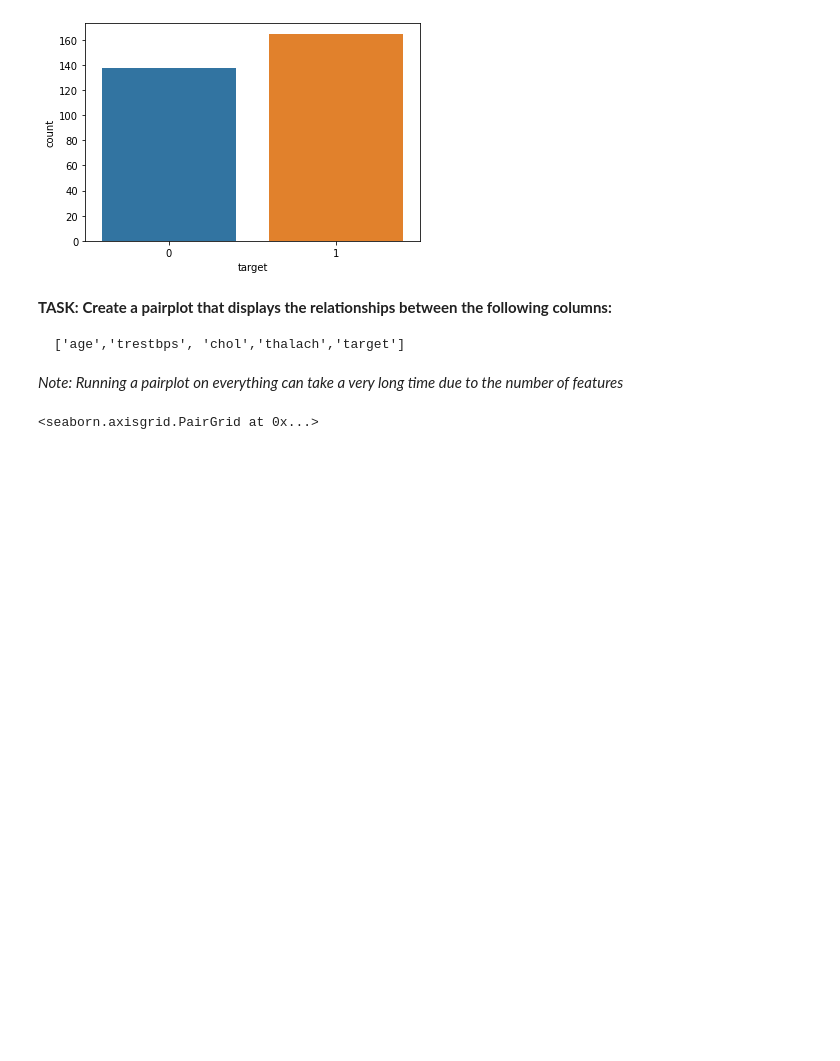
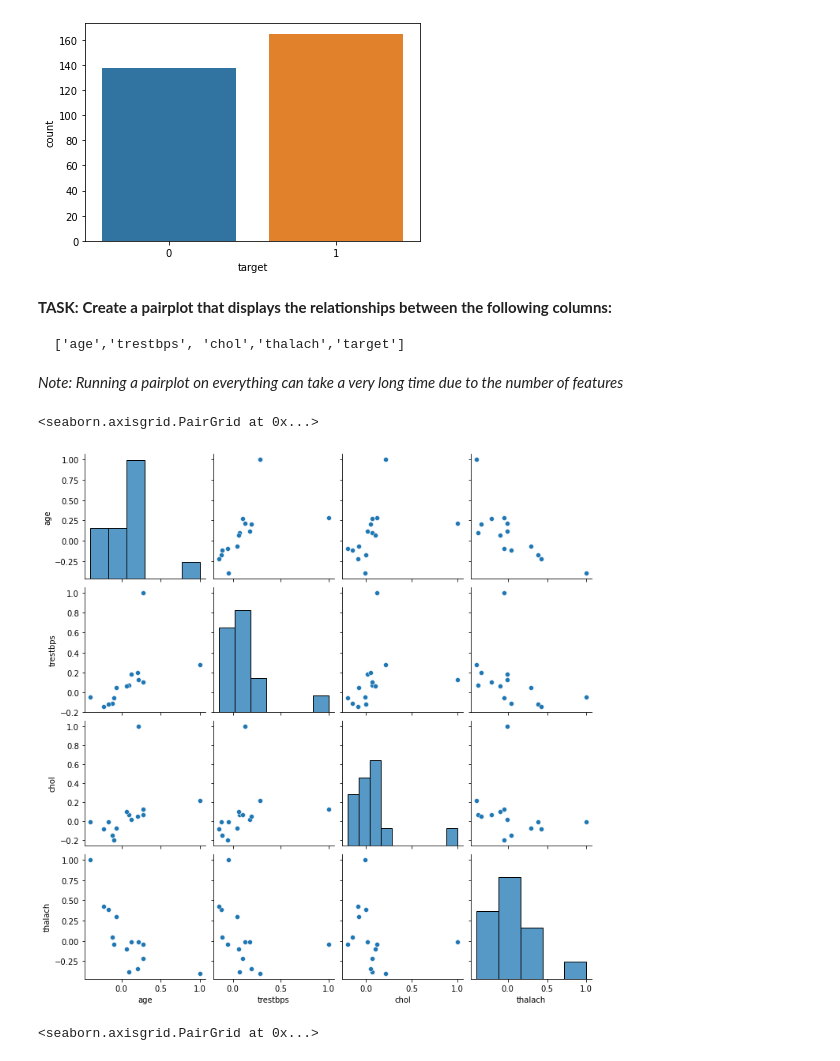
Before and after one commit to alpha-nero1/2021-Python-for-Machine-Learning-Data-Science-Masterclass, a Jupyter notebook: 11-Logistic-Regression-Models/02-Logistic-Regression-Project-Exercise .ipynb, the cells around one changed output. Saved outputs shown, nothing was run; the diff lists cells and outputs as text; code cells hidden in the pictures; blank space fills up the shorter version.

```diff
--- a/11-Logistic-Regression-Models/02-Logistic-Regression-Project-Exercise .ipynb
+++ b/11-Logistic-Regression-Models/02-Logistic-Regression-Project-Exercise .ipynb
@@ -138,3 +176,9 @@ memory usage: 33.3 KB
+# %%
+# CODE HERE
+sns.pairplot(df.corr()[['age','trestbps', 'chol','thalach']])
+# %% [output]
+<seaborn.axisgrid.PairGrid at 0x...>
+[figure, added]
 # %%
 # %% [output]
 <seaborn.axisgrid.PairGrid at 0x...>
```
Also changed, not shown: parts of 41 cells of this notebook, 3 other files.
